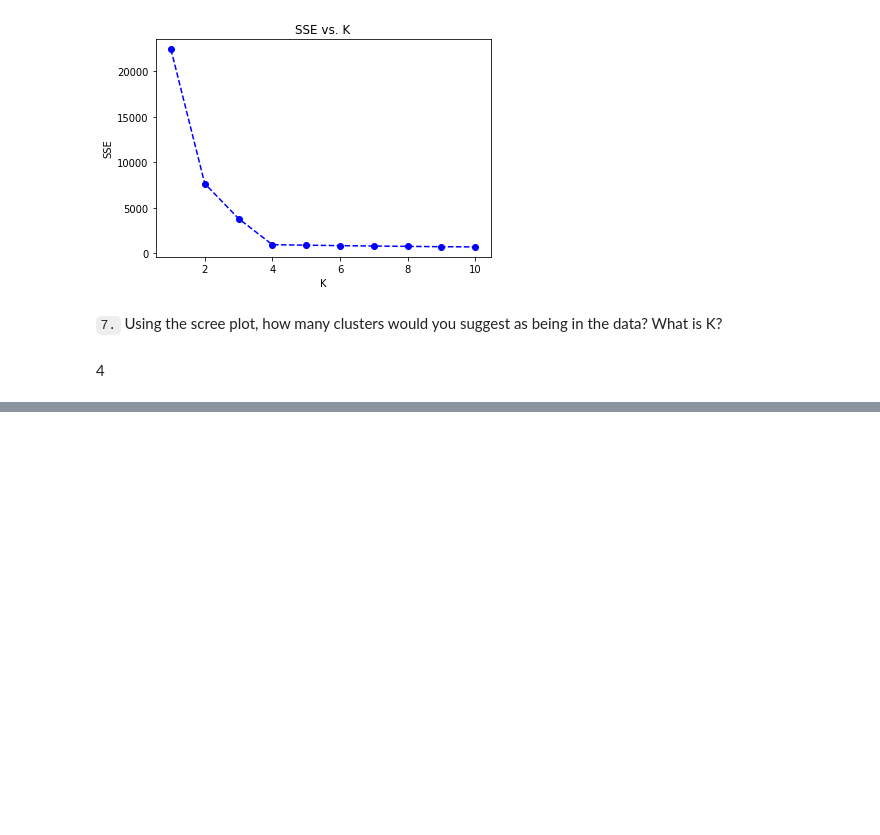
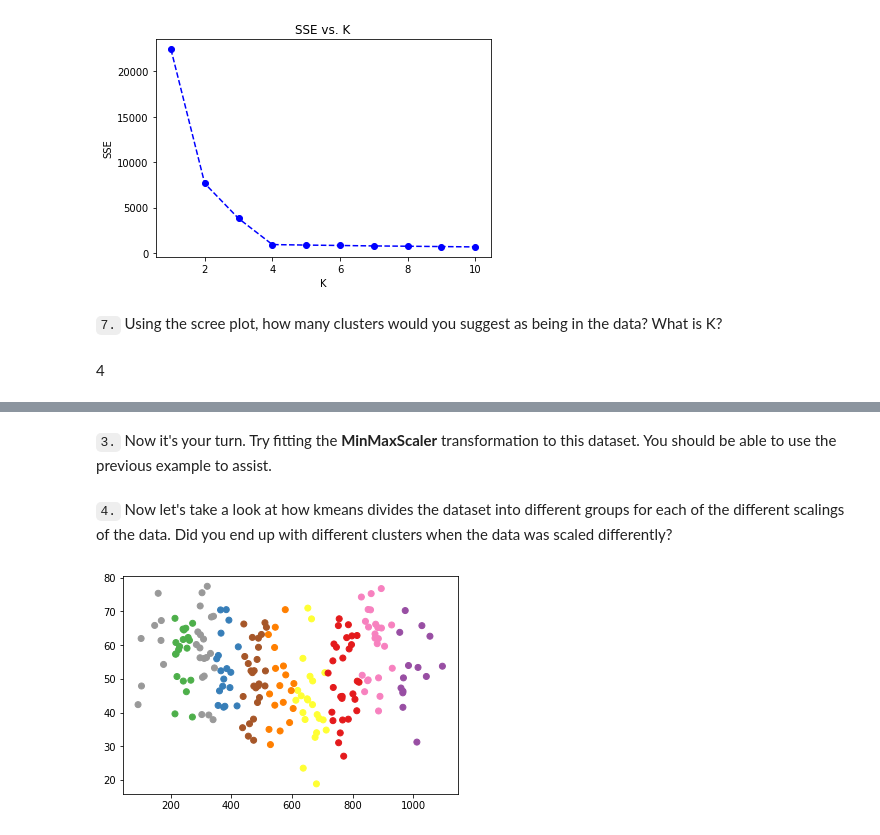
Before and after one commit to sclkan/ML-Study-Notes, a Jupyter notebook: unsupervised_learning_notes.ipynb, the cells around one changed output, grey strips where cells are left out. Drawn from its saved outputs; the diff is of its cells as text; code cells hidden in the pictures; blank space fills up the shorter version.

Commit message:
Add notes on feature scaling

```diff
--- a/unsupervised_learning_notes.ipynb
+++ b/unsupervised_learning_notes.ipynb
@@ -166,0 +241,24 @@ plt.title('SSE vs. K');
+# %% [markdown]
+`3.` Now it's your turn.  Try fitting the **MinMaxScaler** transformation to this dataset. You should be able to use the previous example to assist.
+# %% [markdown]
+`4.`  Now let's take a look at how kmeans divides the dataset into different groups for each of the different scalings of the data.  Did you end up with different clusters when the data was scaled differently?
+# %%
+def fit_kmeans(data, centers):
+    '''
+    INPUT:
+        data = the dataset you would like to fit kmeans to (dataframe)
+        centers = the number of centroids (int)
+    OUTPUT:
+        labels - the labels for each datapoint to which group it belongs (nparray)
+
+    '''
+    kmeans = KMeans(centers)
+    labels = kmeans.fit_predict(data)
+    return labels
+
+labels = fit_kmeans(df, 10) #fit kmeans to get the labels
+
+# Plot the original data with clusters
+plt.scatter(df['height'], df['weight'], c=labels, cmap='Set1');
+# %% [output]
+[figure, added]
```
Also changed, not shown: parts of 10 cells of this notebook.
